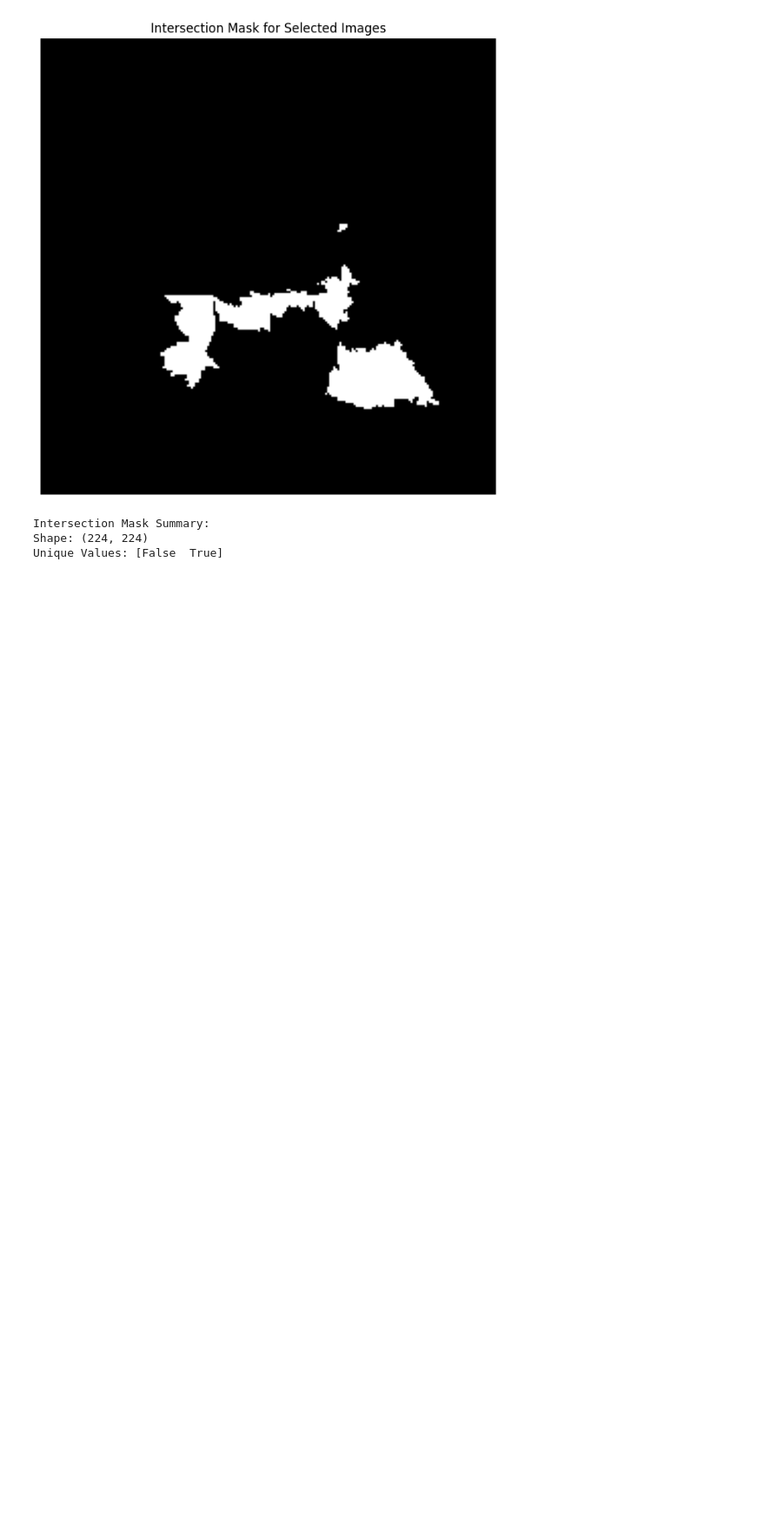
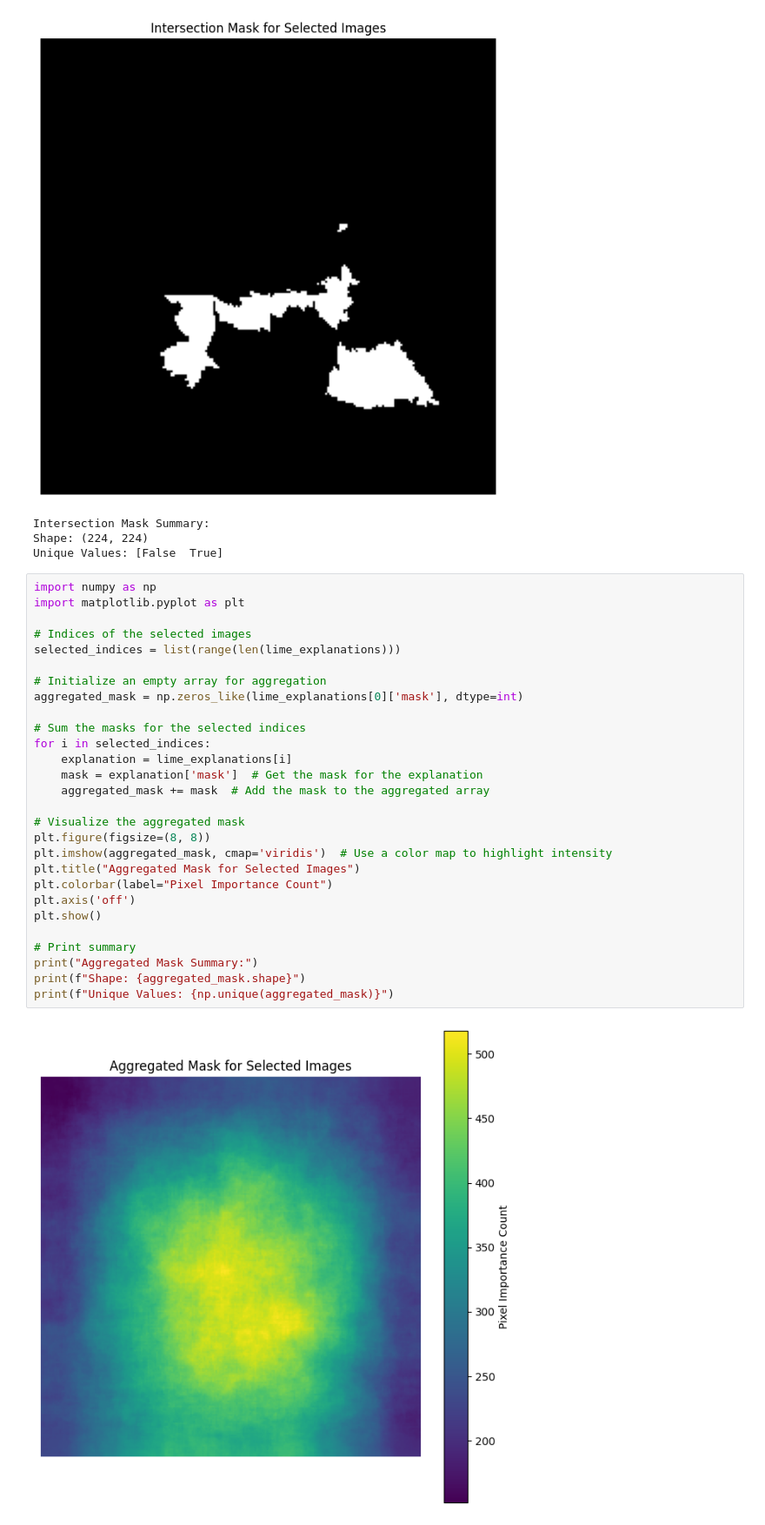
Before and after one commit to Jigyass/SEDPD, a Jupyter notebook: LiME/LimeAttack.ipynb, the cells around one changed output. Shown: that part at 87% size. Saved outputs shown, nothing was run; the diff lists cells and outputs as text; blank space fills up the shorter version.

Commit message:
sampling dicts for Lime

```diff
--- a/LiME/LimeAttack.ipynb
+++ b/LiME/LimeAttack.ipynb
@@ -147,3 +147,33 @@ print(f"Unique Values: {np.unique(intersection_mask)}")
 Intersection Mask Summary:
 Shape: (224, 224)
 Unique Values: [False  True]
+# %%
+import numpy as np
+import matplotlib.pyplot as plt
+
+# Indices of the selected images
+selected_indices = list(range(len(lime_explanations)))
+
+# Initialize an empty array for aggregation
+aggregated_mask = np.zeros_like(lime_explanations[0]['mask'], dtype=int)
+
+# Sum the masks for the selected indices
+for i in selected_indices:
+    explanation = lime_explanations[i]
+    mask = explanation['mask']  # Get the mask for the explanation
+    aggregated_mask += mask  # Add the mask to the aggregated array
+
+# Visualize the aggregated mask
+plt.figure(figsize=(8, 8))
+plt.imshow(aggregated_mask, cmap='viridis')  # Use a color map to highlight intensity
+plt.title("Aggregated Mask for Selected Images")
+plt.colorbar(label="Pixel Importance Count")
+plt.axis('off')
+plt.show()
+
+# Print summary
+print("Aggregated Mask Summary:")
+print(f"Shape: {aggregated_mask.shape}")
+print(f"Unique Values: {np.unique(aggregated_mask)}")
+# %% [output]
+[figure, added]
```
Also changed, not shown: parts of 3 cells of this notebook, 2 other files.
